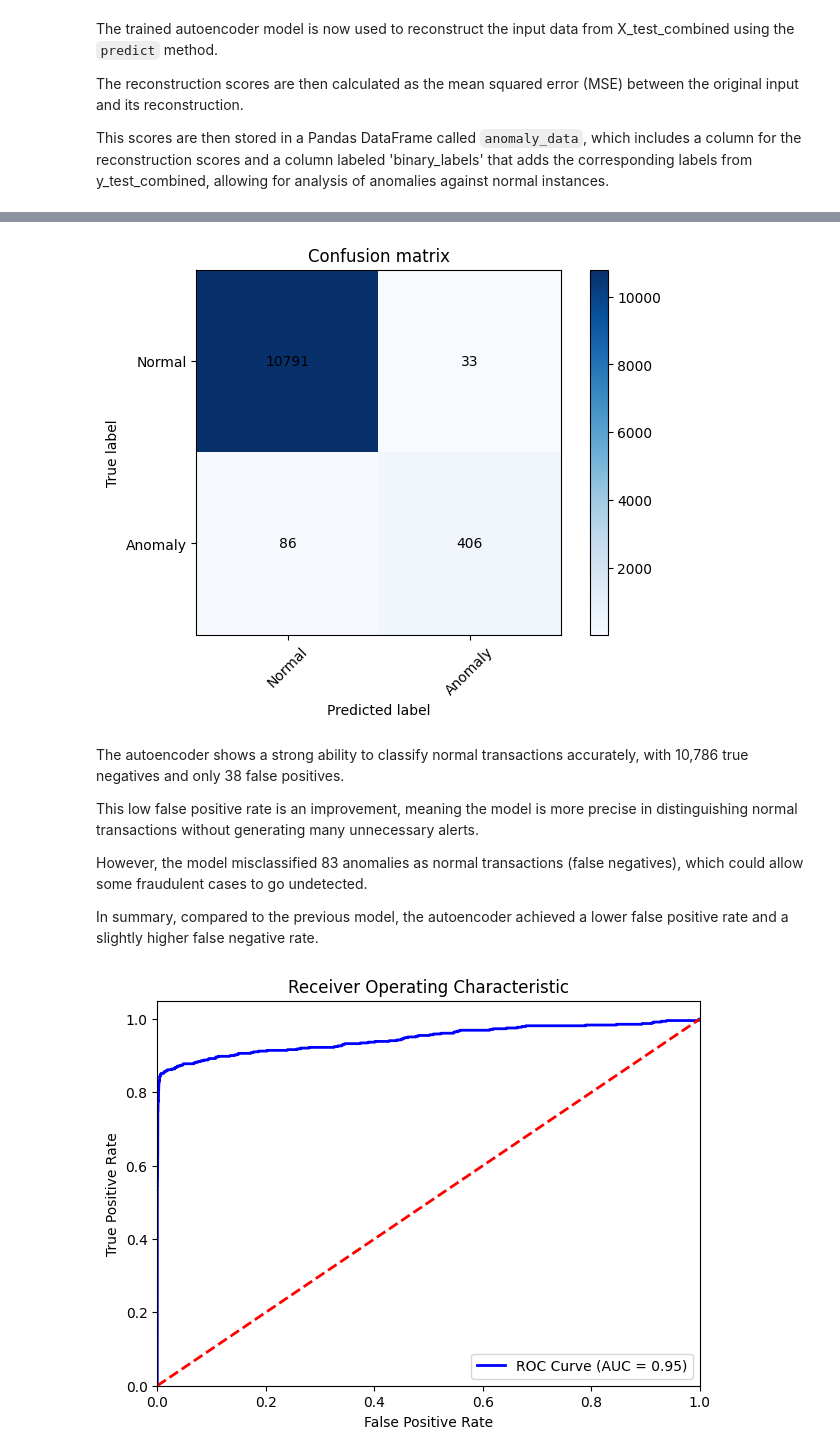
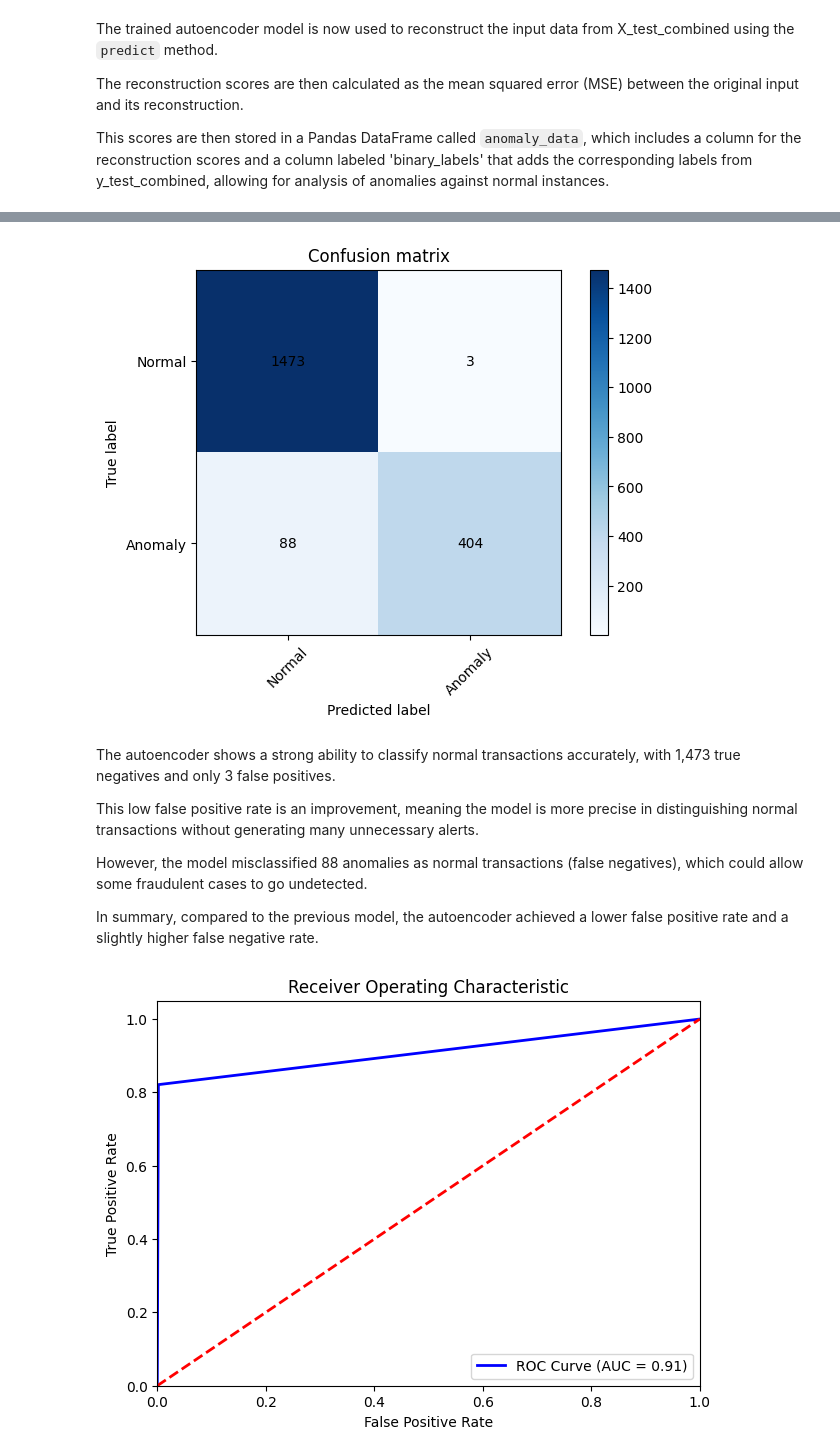
Before and after one commit to AntheaSilvia/Credit-Card-Fraud-Anomaly-detection, a Jupyter notebook: main.ipynb, the cells around one changed output, grey strips where cells are left out. Drawn from its saved outputs; the diff is of its cells as text; code cells hidden in the pictures.

```diff
--- a/main.ipynb
+++ b/main.ipynb
@@ -92,7 +96,7 @@ The previous graphs show that some components have huge overlaps and unclear dis
 
 To address this issue, it was decided to simplify the dataset by selecting only **V9**, **V14**, **V16**, and **V17** components, which exhibit the most distinct and clear distribution.
 # %%
-simplified_list = [ 'Time', 'V9', 'V14', 'V16', 'V17', 'Class']
+simplified_list = ['V9', 'V14', 'V16', 'V17', 'Class']
 
 # Simplify the dataset
 df_simplified = df[simplified_list]
@@ -123,16 +152,13 @@ Because of this it was decided to establish a ratio of 20:1 (20 normal transacti
 
 In this way it was possible to create a balanced normal dataset, that will later be use for the training.
 # %%
-RATIO = 20
+RATIO = 30
 
-# Modify the normal dataset in order to follow the ratio 20:1
+# Modify the normal dataset in order to follow the ratio 30:1
 normal_ratio = normal.sample(int(len(fraud) * RATIO), random_state=42)
 print("The new normal dataset that follows the RATIO thas this shape:", normal_ratio.shape)
 
-# Put in the same datafarame the new normal transaction with ratio and the fraudulent ones
-mixed = pd.concat([fraud, normal_ratio])
-
 # Separate the new normal dataset values form the Class and Time columns
-df_normal_no_class = normal_ratio.drop(["Time", "Class"], axis=1)
+df_normal_no_class = normal_ratio.drop(["Class"], axis=1)
 normal_class = normal_ratio["Class"]
 # %% [output]
@@ -152,8 +178,8 @@ GMM works by clustering data based on the mean and variance of each Gaussian dis
 X_train, X_test, y_train, y_test = train_test_split(df_normal_no_class, normal_class, test_size=0.1, random_state=0)
 
 # The test set is composed by the X_test and y_test that contains the normal transactions and the X_test_fraud and y_test_fraud that contains the fraudulent transactions
-X_test_fraud = mixed.drop(["Time","Class"], axis=1)
-y_test_fraud = mixed["Class"]
+X_test_fraud = fraud.drop(["Class"], axis=1)
+y_test_fraud = fraud["Class"]
 
 X_test_combined = pd.concat([X_test, X_test_fraud], axis=0).reset_index(drop=True)
 y_test_combined = pd.concat([y_test, y_test_fraud], axis=0).reset_index(drop=True)
@@ -268,7 +294,7 @@ input_dim = X_train.shape[1]
 
 batch_size = 125
 latent_dim = 5
-max_epochs = 100
+max_epochs = 200
 learning_rate = 0.0001
 
 # Split in train and validation
@@ -457,21 +494,21 @@ y_pred = (reconstruction_scores > optimal_threshold).astype(int)
 results = confusion_matrix(y_test_combined, y_pred)
 plot_confusion_matrix(results, ['Normal','Anomaly'])
 # %% [output]
-[figure, old version]
+[figure, new version]
 # %% [markdown]
-The autoencoder shows a strong ability to classify normal transactions accurately, with 10,786 true negatives and only 38 false positives.
+The autoencoder shows a strong ability to classify normal transactions accurately, with 1,473 true negatives and only 3 false positives.
 
 This low false positive rate is an improvement, meaning the model is more precise in distinguishing normal transactions without generating many unnecessary alerts.
 
-However, the model misclassified 83 anomalies as normal transactions (false negatives), which could allow some fraudulent cases to go undetected.
+However, the model misclassified 88 anomalies as normal transactions (false negatives), which could allow some fraudulent cases to go undetected.
 
 In summary, compared to the previous model, the autoencoder achieved a lower false positive rate and a slightly higher false negative rate.
 # %%
 #ROC Curve
-fpr, tpr, thresholds = roc_curve(y_test_combined, reconstruction_scores)
+fpr, tpr, thresholds = roc_curve(y_test_combined, y_pred)
 roc_auc = auc(fpr, tpr)
 
 plot_ROC(roc_auc)
 # %% [output]
-[figure, old version]
+[figure, new version]
 # %% [markdown]
```
Also changed, not shown: parts of 20 cells of this notebook.
